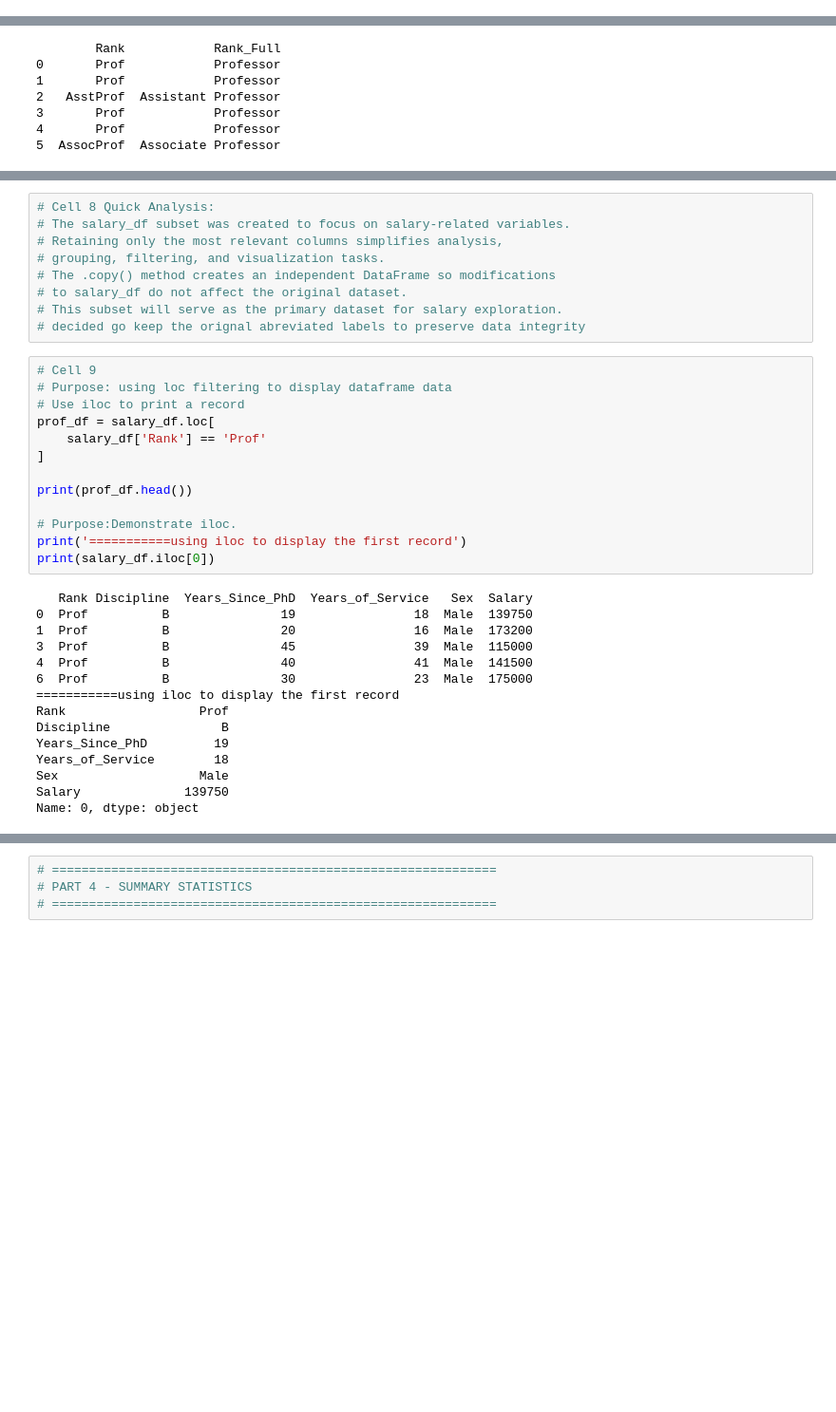
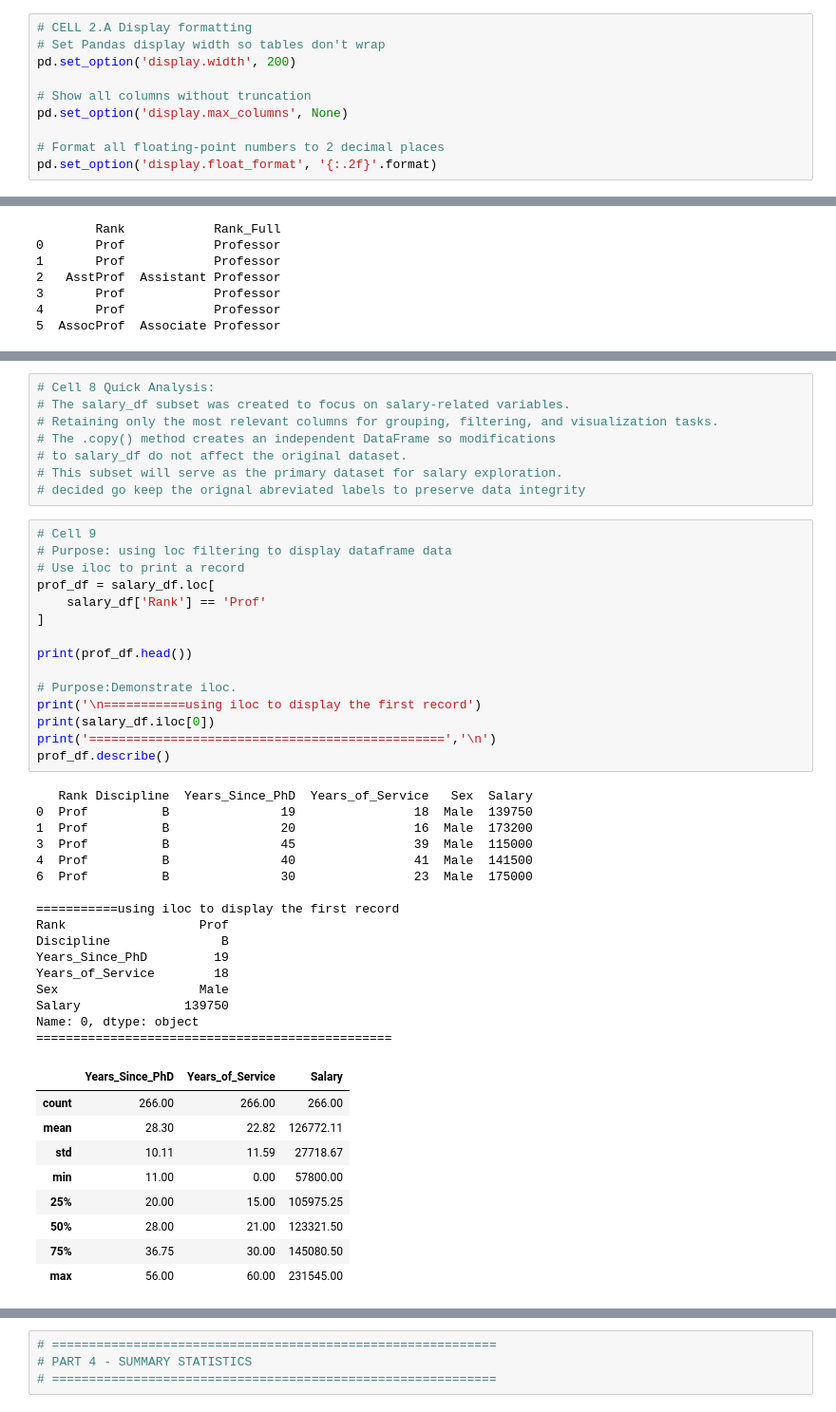
Before and after one commit to georgevallejo/LG_Python_Projects, a Jupyter notebook: ACE_Python_Salaries_assignment_4.ipynb, the cells around one changed output, grey strips where cells are left out. Shown at 95% size. Cells and saved outputs as stored; diff of their text form; blank space fills up the shorter version.

```diff
--- a/ACE_Python_Salaries_assignment_4.ipynb
+++ b/ACE_Python_Salaries_assignment_4.ipynb
@@ -36,4 +36,14 @@ print(df.head())
 2           3  AsstProf          B              4            3  Male   79750
 3           4      Prof          B             45           39  Male  115000
 4           5      Prof          B             40           41  Male  141500
+# %%
+# CELL 2.A Display formatting
+# Set Pandas display width so tables don't wrap
+pd.set_option('display.width', 200)
+
+# Show all columns without truncation
+pd.set_option('display.max_columns', None)
+
+# Format all floating‑point numbers to 2 decimal places
+pd.set_option('display.float_format', '{:.2f}'.format)
 # %%
@@ -250,8 +276,7 @@ print(salary_df.head())
 # %%
 # Cell 8 Quick Analysis:
 # The salary_df subset was created to focus on salary-related variables.
-# Retaining only the most relevant columns simplifies analysis,
-# grouping, filtering, and visualization tasks.
+# Retaining only the most relevant columns for grouping, filtering, and visualization tasks.
 # The .copy() method creates an independent DataFrame so modifications
 # to salary_df do not affect the original dataset.
 # This subset will serve as the primary dataset for salary exploration.
@@ -259,30 +284,43 @@ print(salary_df.head())
 # %%
 # Cell 9
 # Purpose: using loc filtering to display dataframe data
 # Use iloc to print a record
 prof_df = salary_df.loc[
     salary_df['Rank'] == 'Prof'
 ]
 
 print(prof_df.head())
 
 # Purpose:Demonstrate iloc.
-print('===========using iloc to display the first record')
+print('\n===========using iloc to display the first record')
 print(salary_df.iloc[0])
+print('================================================','\n')
+prof_df.describe()
 # %% [output]
    Rank Discipline  Years_Since_PhD  Years_of_Service   Sex  Salary
 0  Prof          B               19                18  Male  139750
 1  Prof          B               20                16  Male  173200
 3  Prof          B               45                39  Male  115000
 4  Prof          B               40                41  Male  141500
 6  Prof          B               30                23  Male  175000
+
 ===========using iloc to display the first record
 Rank                  Prof
 Discipline               B
 Years_Since_PhD         19
 Years_of_Service        18
 Sex                   Male
 Salary              139750
 Name: 0, dtype: object
+================================================
+|  | Years_Since_PhD | Years_of_Service | Salary |
+| count | 266.00 | 266.00 | 266.00 |
+| mean | 28.30 | 22.82 | 126772.11 |
+| std | 10.11 | 11.59 | 27718.67 |
+| min | 11.00 | 0.00 | 57800.00 |
+| 25% | 20.00 | 15.00 | 105975.25 |
+| 50% | 28.00 | 21.00 | 123321.50 |
+| 75% | 36.75 | 30.00 | 145080.50 |
+| max | 56.00 | 60.00 | 231545.00 |
 # %%
 # Cell 9 Quick Analysis:
```
Also changed, not shown: parts of 40 cells of this notebook.
